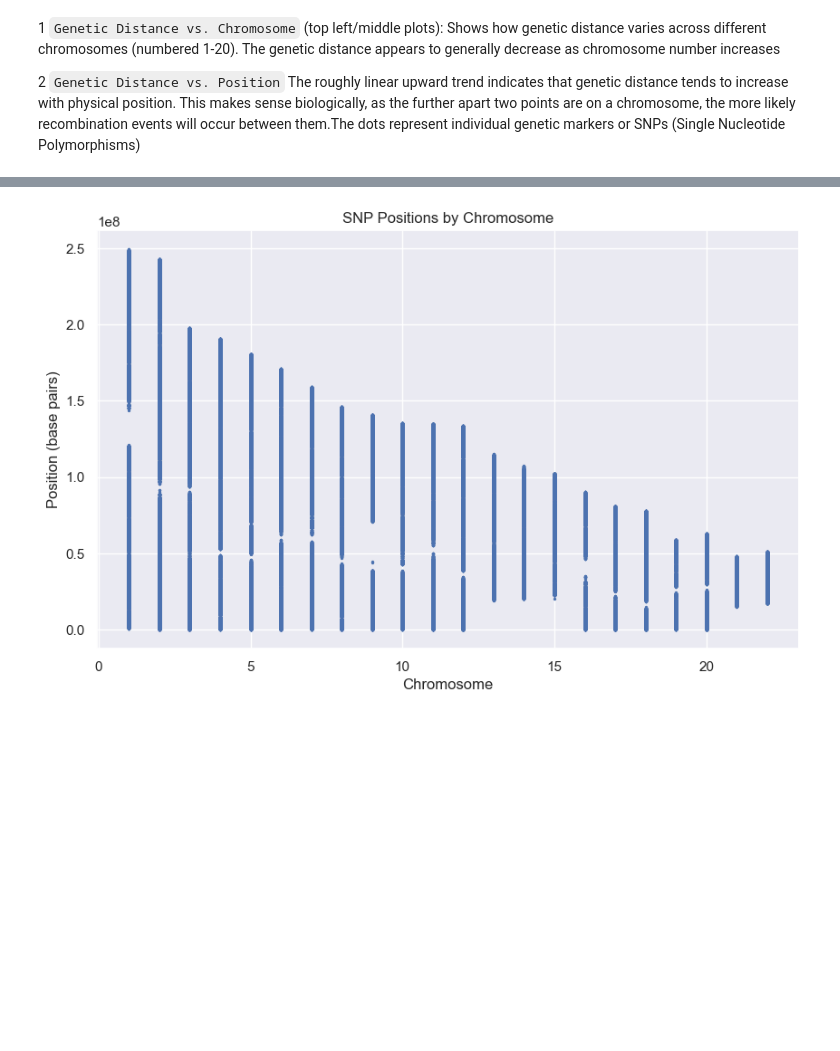
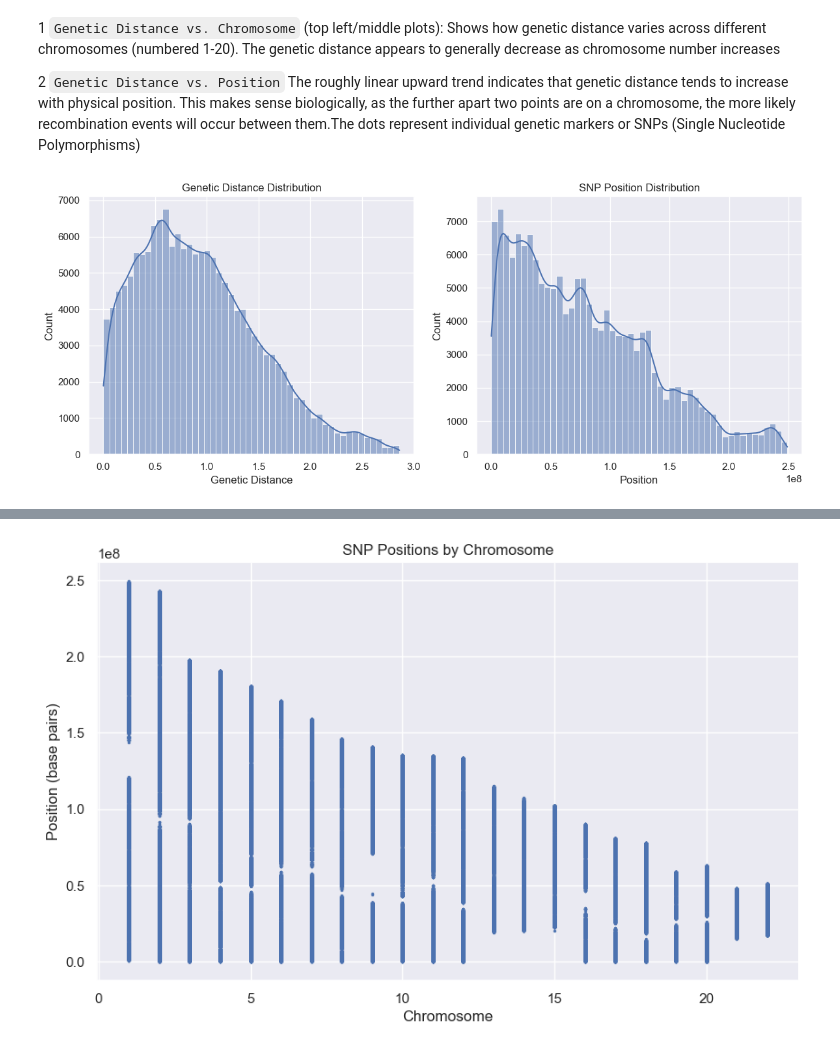
Before and after one commit to r-bashir/GenomeDiffusion, a Jupyter notebook: SNP.ipynb, the cells around one changed output, grey strips where cells are left out. Cells and saved outputs as stored; diff of their text form; code cells hidden in the pictures; blank space fills up the shorter version.

Commit message:
Genetic distance vs position

```diff
--- a/SNP.ipynb
+++ b/SNP.ipynb
@@ -188,3 +188,18 @@ Shows how genetic distance varies across different chromosomes (numbered 1-20).
 
 2 `Genetic Distance vs. Position`
 The roughly linear upward trend indicates that genetic distance tends to increase with physical position. This makes sense biologically, as the further apart two points are on a chromosome, the more likely recombination events will occur between them.The dots represent individual genetic markers or SNPs (Single Nucleotide Polymorphisms)
+# %%
+fig, axes = plt.subplots(1, 2, figsize=(12, 5))
+
+sns.histplot(bim_df['Genetic_Distance'], bins=50, kde=True, ax=axes[0])
+axes[0].set_title('Genetic Distance Distribution')
+axes[0].set_xlabel('Genetic Distance')
+
+sns.histplot(bim_df['Position'], bins=50, kde=True, ax=axes[1])
+axes[1].set_title('SNP Position Distribution')
+axes[1].set_xlabel('Position')
+
+plt.tight_layout()
+plt.show()
+# %% [output]
+[figure, added]
```
Also changed, not shown: parts of 8 cells of this notebook.
